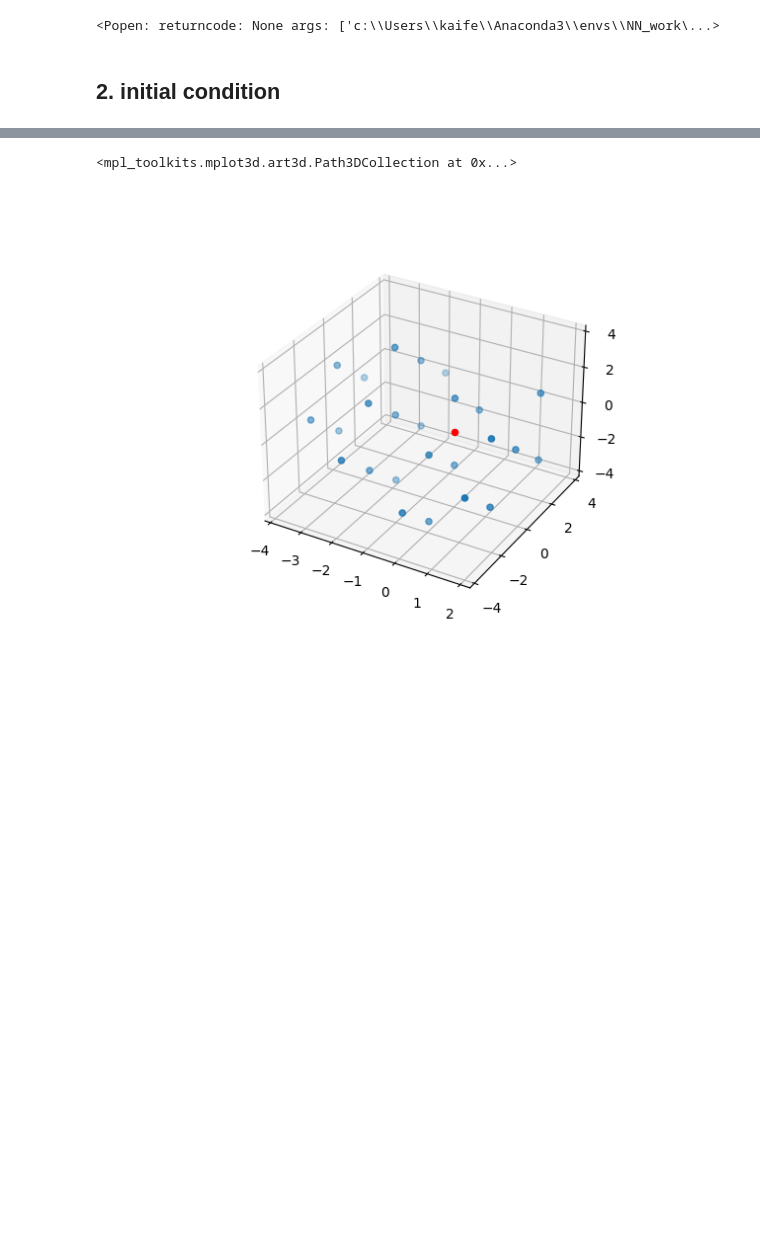
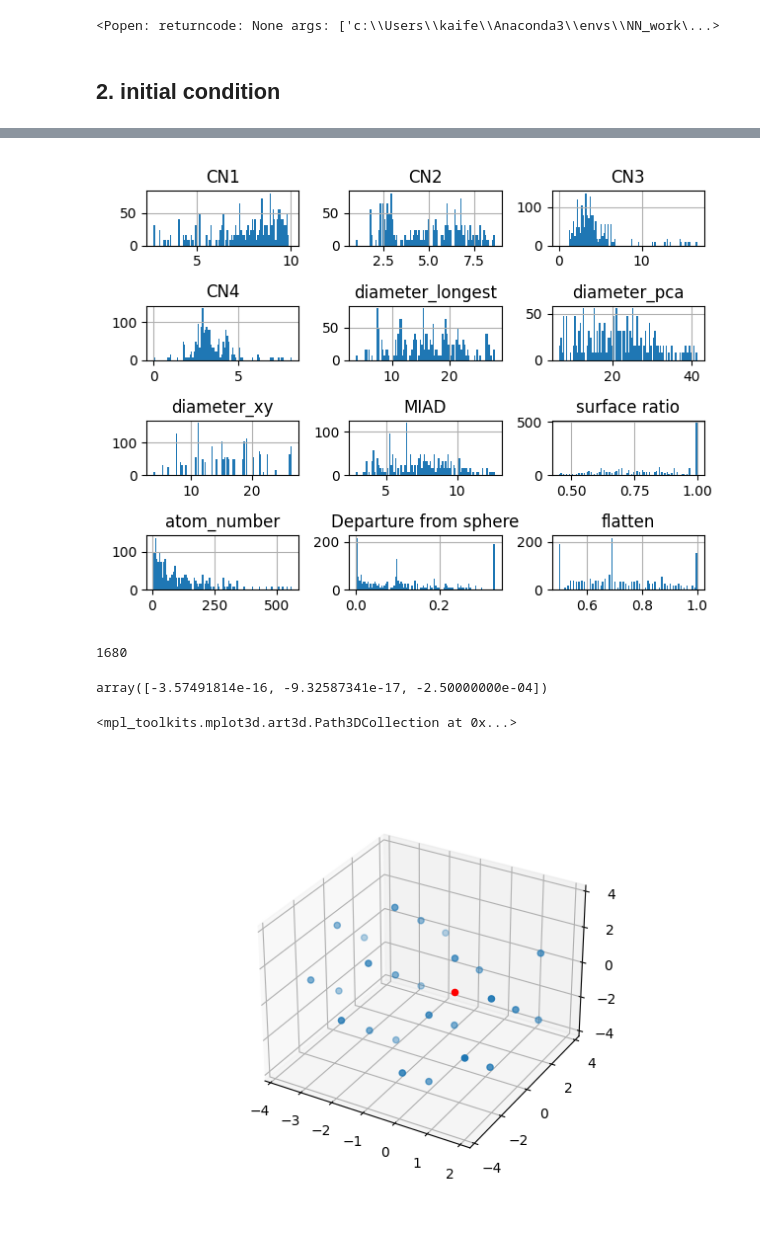
Before and after one commit to kaifengZheng/GA_nano_generator, a Jupyter notebook: particle_generator_test.ipynb, the cells around one changed output, grey strips where cells are left out. Saved outputs shown, nothing was run; the diff lists cells and outputs as text; code cells hidden in the pictures; blank space fills up the shorter version.

```diff
--- a/particle_generator_test.ipynb
+++ b/particle_generator_test.ipynb
@@ -701,3 +766,26 @@ view(Atoms(positions=particle,symbols=['Pt']*len(particle)))
+# %%
+import shape_proj_util.geo_tools.convenient_datasoup as cds
+data=cds.particle_database(element="Pt")
+data.predefine_data(lattice_par=3.77)
+regular_atom=[]
+for i in range(len(data.shape_all)):
+    regular_atom.append(data.shape_all[i].atom_obj)
+regular_atom_descriptors=[]
+for i in range(len(regular_atom)):
+    regular_atom_descriptors.append(descriptor_table(regular_atom[i]))
+pdes_regular=pd.DataFrame(regular_atom_descriptors)
+pdes_regular.hist(bins=100)
+plt.tight_layout()
+# %% [output]
+[figure, added]
+# %%
+len(pdes_regular[pdes_regular["atom_number"]<300])
+# %% [output]
+1680
+# %%
+np.mean(regular_atom[100].positions,axis=0)
+# %% [output]
+array([-3.57491814e-16, -9.32587341e-17, -2.50000000e-04])
 # %%
 mean_position=np.mean(lattice,axis=0)
 # %%
```
Also changed, not shown: parts of 17 cells of this notebook.
